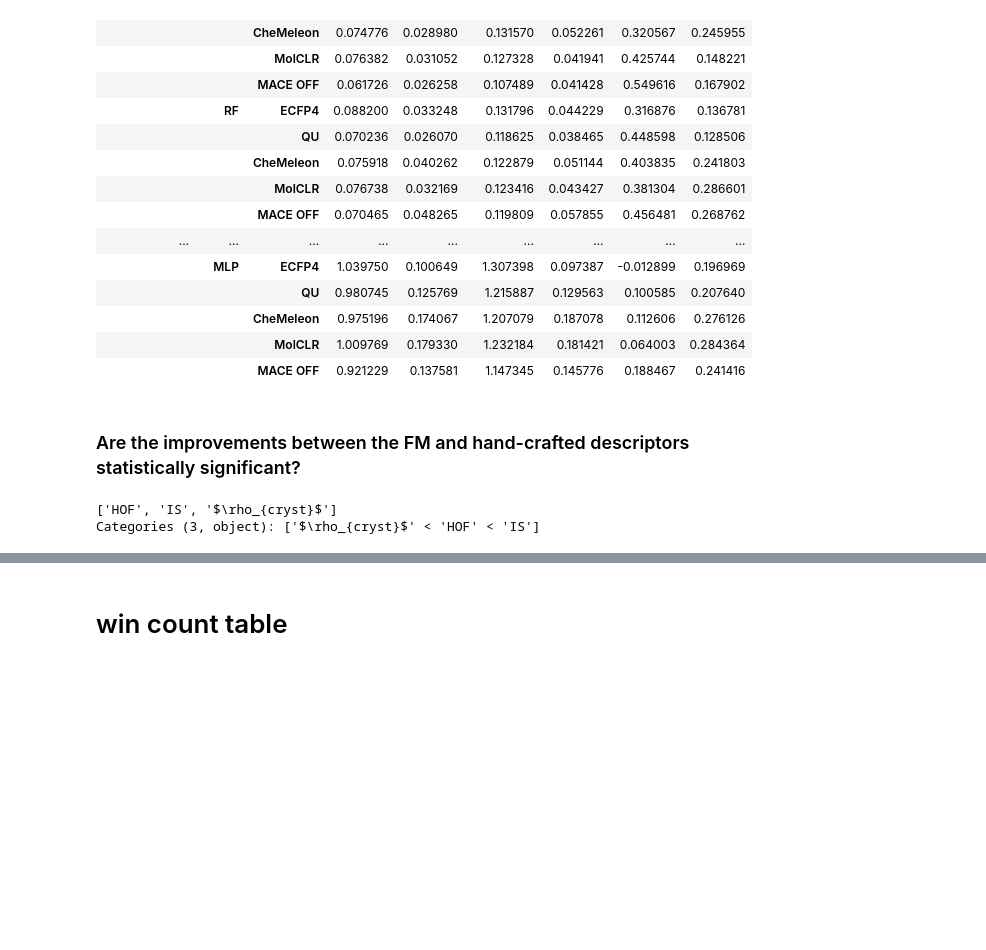
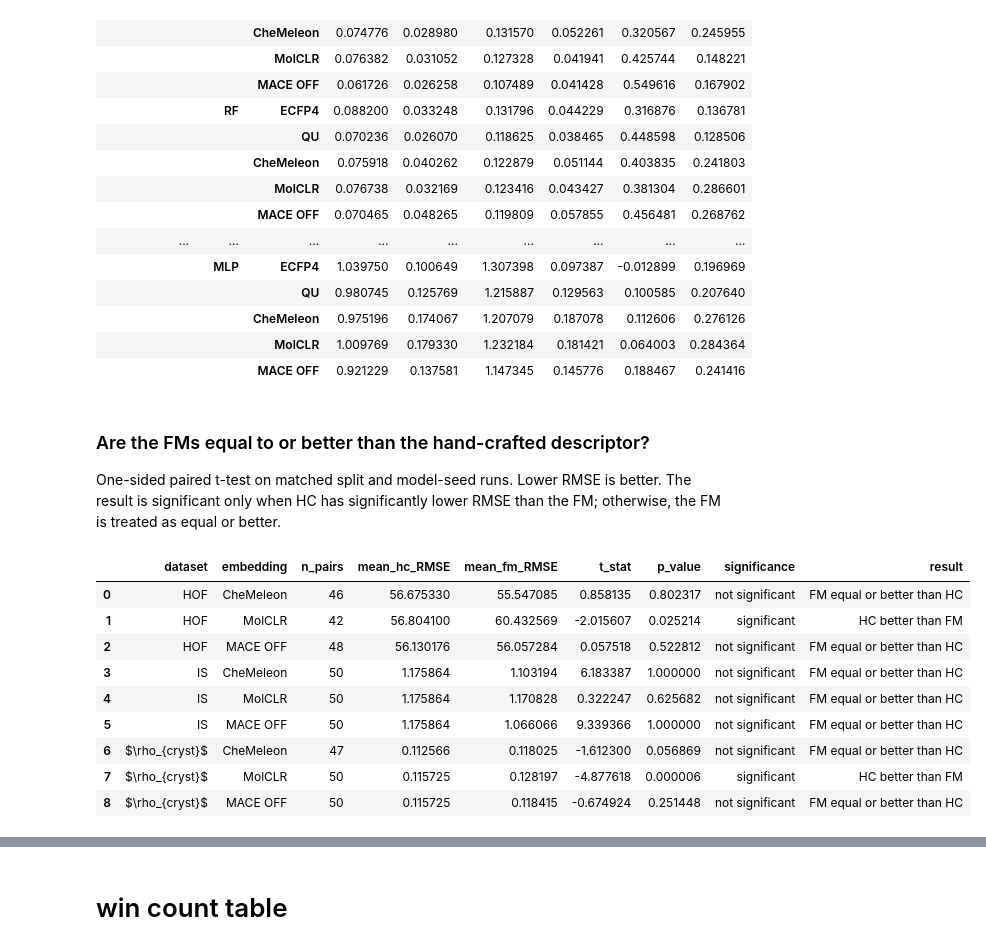
Before and after one commit to CABackman/fm-4-em, a Jupyter notebook: 06_NOTEBOOKS/04_results_processing.ipynb, the cells around one changed output, grey strips where cells are left out. Saved outputs shown, nothing was run; the diff lists cells and outputs as text; code cells hidden in the pictures; blank space fills up the shorter version.

```diff
--- a/06_NOTEBOOKS/04_results_processing.ipynb
+++ b/06_NOTEBOOKS/04_results_processing.ipynb
@@ -166,6 +231,8 @@ df_clean.groupby(["dataset", "model", "embedding"])[["test_MAE", "test_RMSE", "t
 |  |  | MolCLR | 1.009769 | 0.179330 | 1.232184 | 0.181421 | 0.064003 | 0.284364 |
 |  |  | MACE OFF | 0.921229 | 0.137581 | 1.147345 | 0.145776 | 0.188467 | 0.241416 |
 # %% [markdown]
-### Are the improvements between the FM and hand-crafted descriptors statistically significant?
+### Are the FMs equal to or better than the hand-crafted descriptor?
+
+One-sided paired t-test on matched split and model-seed runs. Lower RMSE is better. The result is significant only when HC has significantly lower RMSE than the FM; otherwise, the FM is treated as equal or better.
 # %%
 from scipy.stats import ttest_rel
@@ -192,6 +282,14 @@ for dataset in xgboost_fms["dataset"].unique():
 # %%
-xgboost_fms["dataset"].unique()
+comparison_results
 # %% [output]
-['HOF', 'IS', '$\rho_{cryst}$']
-Categories (3, object): ['$\rho_{cryst}$' < 'HOF' < 'IS']
+|  | dataset | embedding | n_pairs | mean_hc_RMSE | mean_fm_RMSE | t_stat | p_value | significance | result |
+| 0 | HOF | CheMeleon | 46 | 56.675330 | 55.547085 | 0.858135 | 0.802317 | not significant | FM equal or better than HC |
+| 1 | HOF | MolCLR | 42 | 56.804100 | 60.432569 | -2.015607 | 0.025214 | significant | HC better than FM |
+| 2 | HOF | MACE OFF | 48 | 56.130176 | 56.057284 | 0.057518 | 0.522812 | not significant | FM equal or better than HC |
+| 3 | IS | CheMeleon | 50 | 1.175864 | 1.103194 | 6.183387 | 1.000000 | not significant | FM equal or better than HC |
+| 4 | IS | MolCLR | 50 | 1.175864 | 1.170828 | 0.322247 | 0.625682 | not significant | FM equal or better than HC |
+| 5 | IS | MACE OFF | 50 | 1.175864 | 1.066066 | 9.339366 | 1.000000 | not significant | FM equal or better than HC |
+| 6 | $\rho_{cryst}$ | CheMeleon | 47 | 0.112566 | 0.118025 | -1.612300 | 0.056869 | not significant | FM equal or better than HC |
+| 7 | $\rho_{cryst}$ | MolCLR | 50 | 0.115725 | 0.128197 | -4.877618 | 0.000006 | significant | HC better than FM |
+| 8 | $\rho_{cryst}$ | MACE OFF | 50 | 0.115725 | 0.118415 | -0.674924 | 0.251448 | not significant | FM equal or better than HC |
 # %%
```
Also changed, not shown: parts of 5 cells of this notebook, 3 other files.
